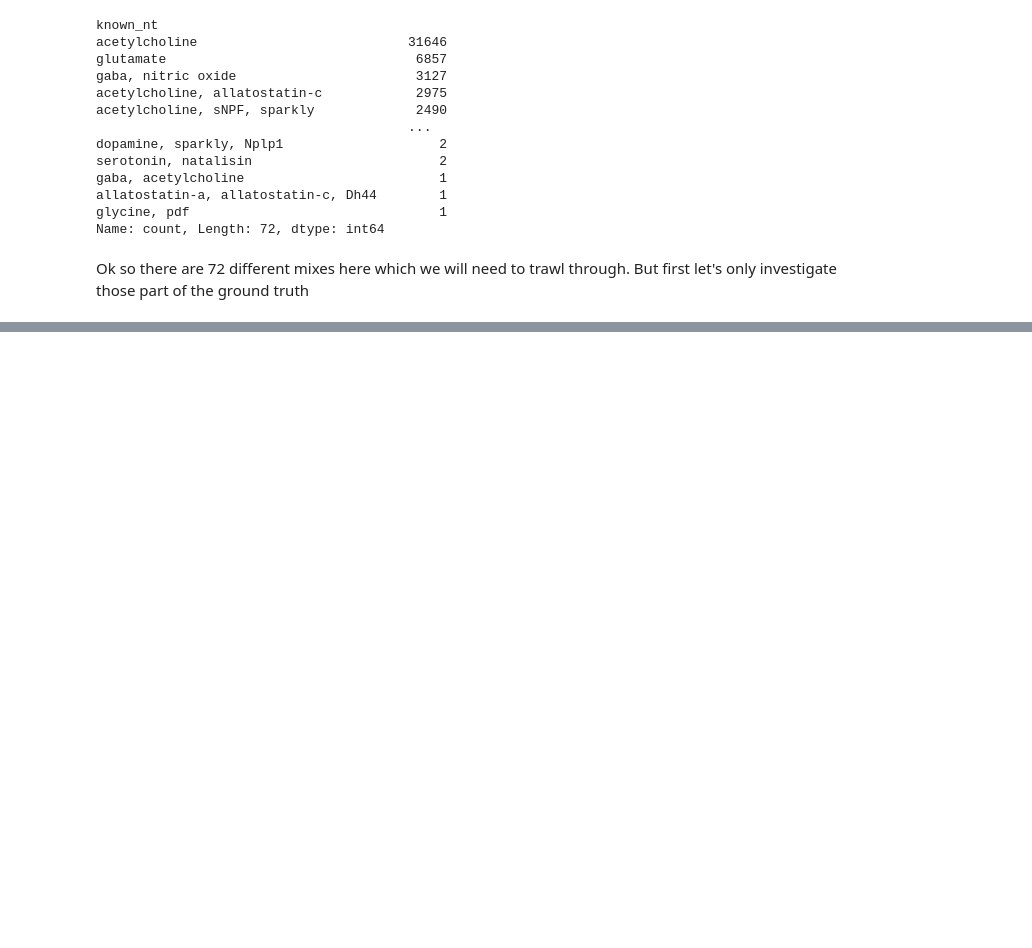
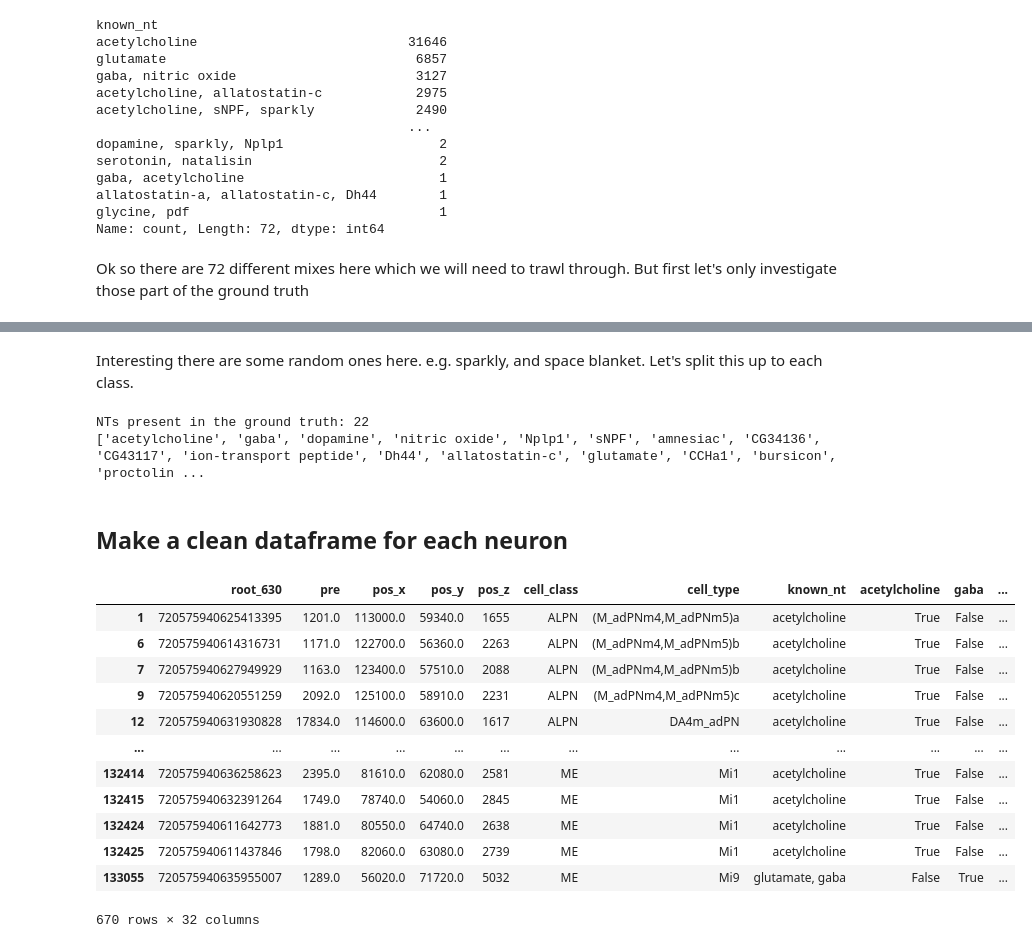
Before and after one commit to mleiwe/FAU-Connectomics, a Jupyter notebook: notebooks/data_s4_exploration.ipynb, the cells around one changed output, grey strips where cells are left out. Cells and saved outputs as stored; diff of their text form; code cells hidden in the pictures; blank space fills up the shorter version.

```diff
--- a/notebooks/data_s4_exploration.ipynb
+++ b/notebooks/data_s4_exploration.ipynb
@@ -103,0 +141,53 @@ df =
+# %% [markdown]
+Interesting there are some random ones here. e.g. sparkly, and space blanket. Let's split this up to each class.
+# %%
+classes = df['known_nt'].unique()
+nts_present = []
+
+for cls in classes:
+    #split by commas
+    cls = str(cls)
+    nts = cls.split(',')
+    for nt in nts:
+        #strip whitespace at the start and end
+        nt = nt.strip()
+        if (nt not in nts_present) and (nt not in ['nan', 'space blanket', 'sparkly']):
+            nts_present.append(nt)
+print(f"NTs present in the ground truth: {len(nts_present)}")
+print(nts_present)
+# %% [output]
+NTs present in the ground truth: 22
+['acetylcholine', 'gaba', 'dopamine', 'nitric oxide', 'Nplp1', 'sNPF', 'amnesiac', 'CG34136', 'CG43117', 'ion-transport peptide', 'Dh44', 'allatostatin-c', 'glutamate', 'CCHa1', 'bursicon', 'proctolin ...
+# %% [markdown]
+## Make a clean dataframe for each neuron
+# %%
+final_df = df[['root_630','pre','pos_x','pos_y','pos_z','cell_class','cell_type','known_nt']]
+
+# now start with one hot encoding the known_nt column
+final_df.loc[:,nts_present] = False
+
+for index, row in final_df.iterrows():
+    nts = str(row['known_nt']).split(',')
+    for nt in nts:
+        nt = nt.strip()
+        if nt in nts_present:
+            final_df.at[index, nt] = True
+
+final_df['num_nts'] = final_df[nts_present].sum(axis=1)
+final_df['is_cotransmitter'] = final_df['num_nts'] > 1
+final_df
+#temp = ['acetylcholine_present','gaba_present','dopamine_present','nitric_oxide_present','Nplp1_present','sNPF_present','amnesiac', 'CG34136', 'CG43117', 'ion-transport peptide', 'Dh44', 'allatostatin-c', 'glutamate', 'CCHa1', 'bursicon', 'proctolin', 'ecdysis- triggering hormone', 'Dh31', 'Ms', 'tachykinin', 'serotonin', 'natalisin']
+# %% [output]
+|  | root_630 | pre | pos_x | pos_y | pos_z | cell_class | cell_type | known_nt | acetylcholine | gaba | ... |
+| 1 | 720575940625413395 | 1201.0 | 113000.0 | 59340.0 | 1655 | ALPN | (M_adPNm4,M_adPNm5)a | acetylcholine | True | False | ... |
+| 6 | 720575940614316731 | 1171.0 | 122700.0 | 56360.0 | 2263 | ALPN | (M_adPNm4,M_adPNm5)b | acetylcholine | True | False | ... |
+| 7 | 720575940627949929 | 1163.0 | 123400.0 | 57510.0 | 2088 | ALPN | (M_adPNm4,M_adPNm5)b | acetylcholine | True | False | ... |
+| 9 | 720575940620551259 | 2092.0 | 125100.0 | 58910.0 | 2231 | ALPN | (M_adPNm4,M_adPNm5)c | acetylcholine | True | False | ... |
+| 12 | 720575940631930828 | 17834.0 | 114600.0 | 63600.0 | 1617 | ALPN | DA4m_adPN | acetylcholine | True | False | ... |
+| ... | ... | ... | ... | ... | ... | ... | ... | ... | ... | ... | ... |
+| 132414 | 720575940636258623 | 2395.0 | 81610.0 | 62080.0 | 2581 | ME | Mi1 | acetylcholine | True | False | ... |
+| 132415 | 720575940632391264 | 1749.0 | 78740.0 | 54060.0 | 2845 | ME | Mi1 | acetylcholine | True | False | ... |
+| 132424 | 720575940611642773 | 1881.0 | 80550.0 | 64740.0 | 2638 | ME | Mi1 | acetylcholine | True | False | ... |
+| 132425 | 720575940611437846 | 1798.0 | 82060.0 | 63080.0 | 2739 | ME | Mi1 | acetylcholine | True | False | ... |
+| 133055 | 720575940635955007 | 1289.0 | 56020.0 | 71720.0 | 5032 | ME | Mi9 | glutamate, gaba | False | True | ... |
+670 rows × 32 columns
```
Also changed, not shown: parts of 11 cells of this notebook.
